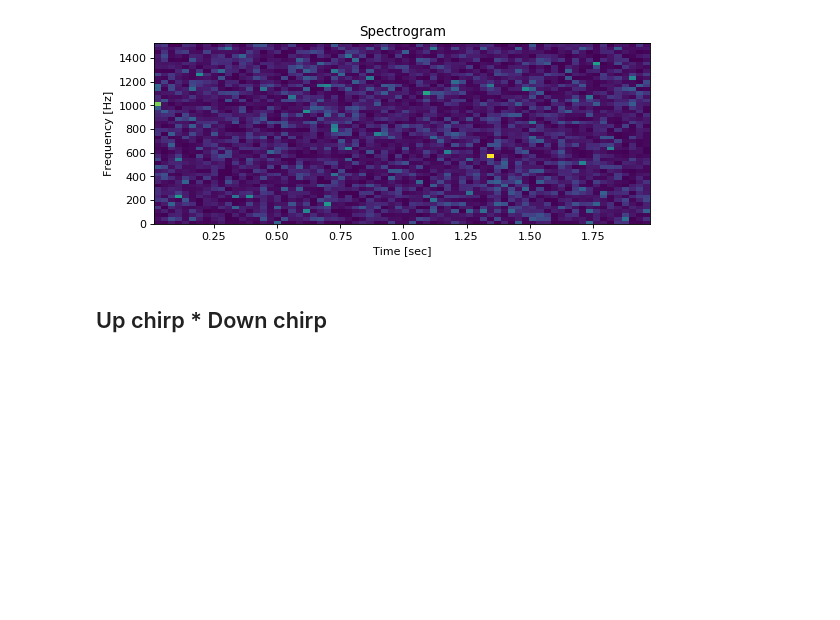
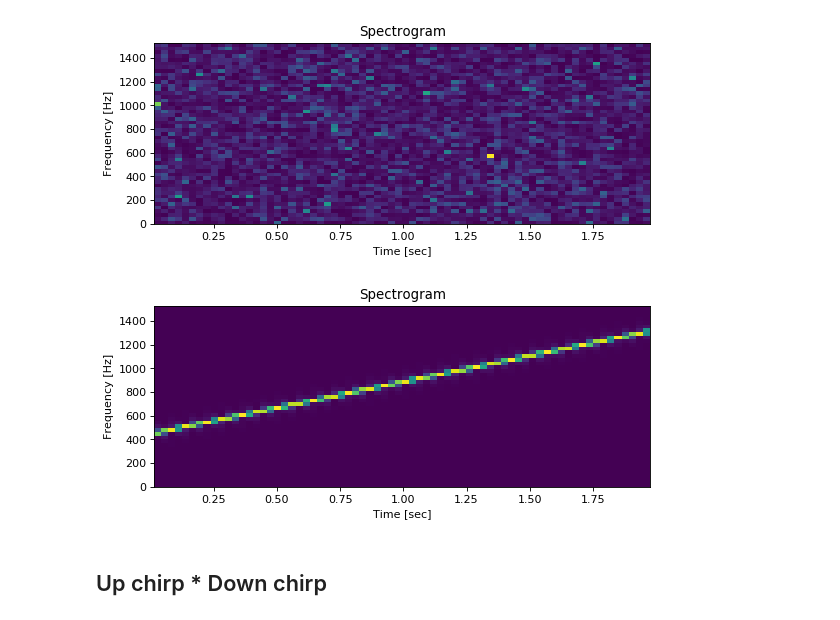
Before and after one commit to araobp/ultrasonic-communication, a Jupyter notebook: simulation/ChirpSimulation.ipynb, the cells around one changed output. Cells and saved outputs as stored; diff of their text form; code cells hidden in the pictures; blank space fills up the shorter version.

```diff
--- a/simulation/ChirpSimulation.ipynb
+++ b/simulation/ChirpSimulation.ipynb
@@ -179,6 +201,11 @@ Frequencies at peaks: [0.] Hz
 plot_spectrogram(chirp(length=2.0) * chirp(length=2.0).conjugate(), nperseg=256, band=50)
 # %% [output]
 [figure]
+# %%
+# Chirp squared term
+plot_spectrogram(chirp_cos(length=2.0) * chirp_cos(length=2.0), nperseg=256, band=50)
+# %% [output]
+[figure, added]
 # %% [markdown]
 ## Up chirp * Down chirp
 # %%
```
Also changed, not shown: parts of 36 cells of this notebook.
